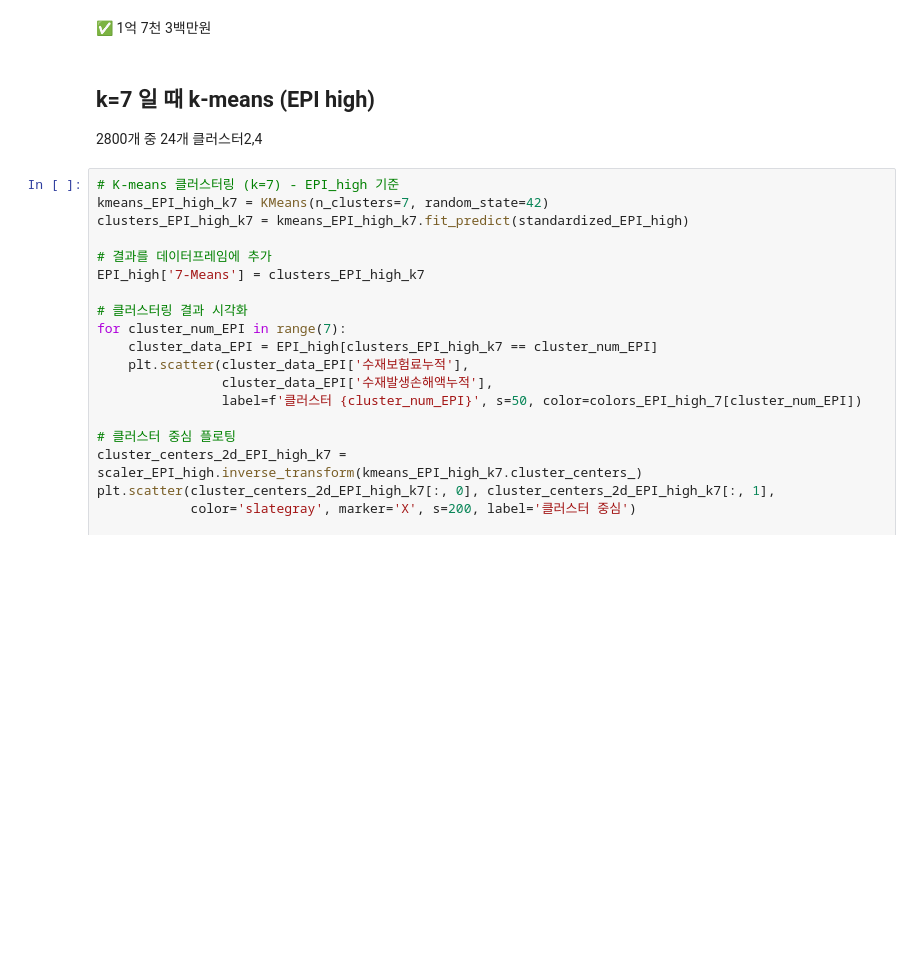
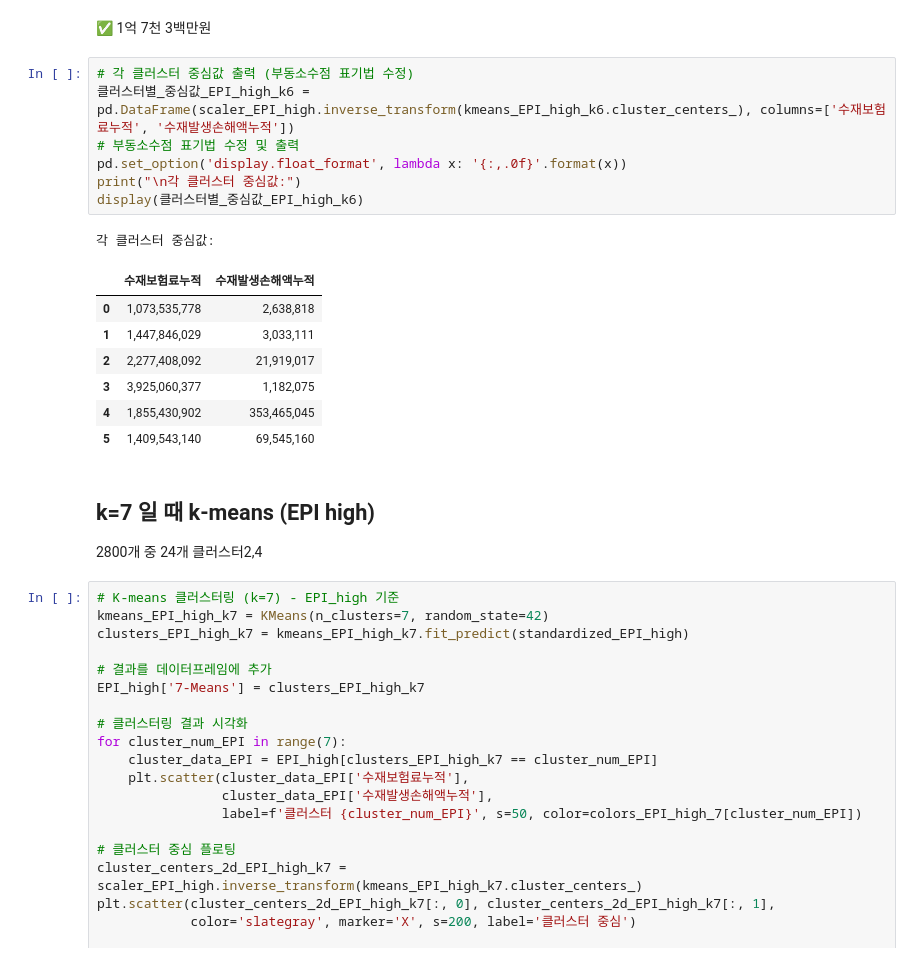
Before and after one commit to HyemiGu/ESC-22WINTER, a Jupyter notebook: 국내_일반배상책임.ipynb, the cells around one changed output. Saved outputs shown, nothing was run; the diff lists cells and outputs as text; blank space fills up the shorter version.

```diff
--- a/국내_일반배상책임.ipynb
+++ b/국내_일반배상책임.ipynb
@@ -905,5 +937,21 @@ display(cluster_5_data_min_loss_EPI_high)
 # %% [markdown]
 ✅ 1억 7천 3백만원
+# %%
+# 각 클러스터 중심값 출력 (부동소수점 표기법 수정)
+클러스터별_중심값_EPI_high_k6 = pd.DataFrame(scaler_EPI_high.inverse_transform(kmeans_EPI_high_k6.cluster_centers_), columns=['수재보험료누적', '수재발생손해액누적'])
+# 부동소수점 표기법 수정 및 출력
+pd.set_option('display.float_format', lambda x: '{:,.0f}'.format(x))
+print("\n각 클러스터 중심값:")
+display(클러스터별_중심값_EPI_high_k6)
+# %% [output]
+각 클러스터 중심값:
+|  | 수재보험료누적 | 수재발생손해액누적 |
+| 0 | 1,073,535,778 | 2,638,818 |
+| 1 | 1,447,846,029 | 3,033,111 |
+| 2 | 2,277,408,092 | 21,919,017 |
+| 3 | 3,925,060,377 | 1,182,075 |
+| 4 | 1,855,430,902 | 353,465,045 |
+| 5 | 1,409,543,140 | 69,545,160 |
 # %% [markdown]
 ## k=7 일 때 k-means (EPI high)
 2800개 중 24개 클러스터2,4
```
Also changed, not shown: parts of 7 cells of this notebook.
